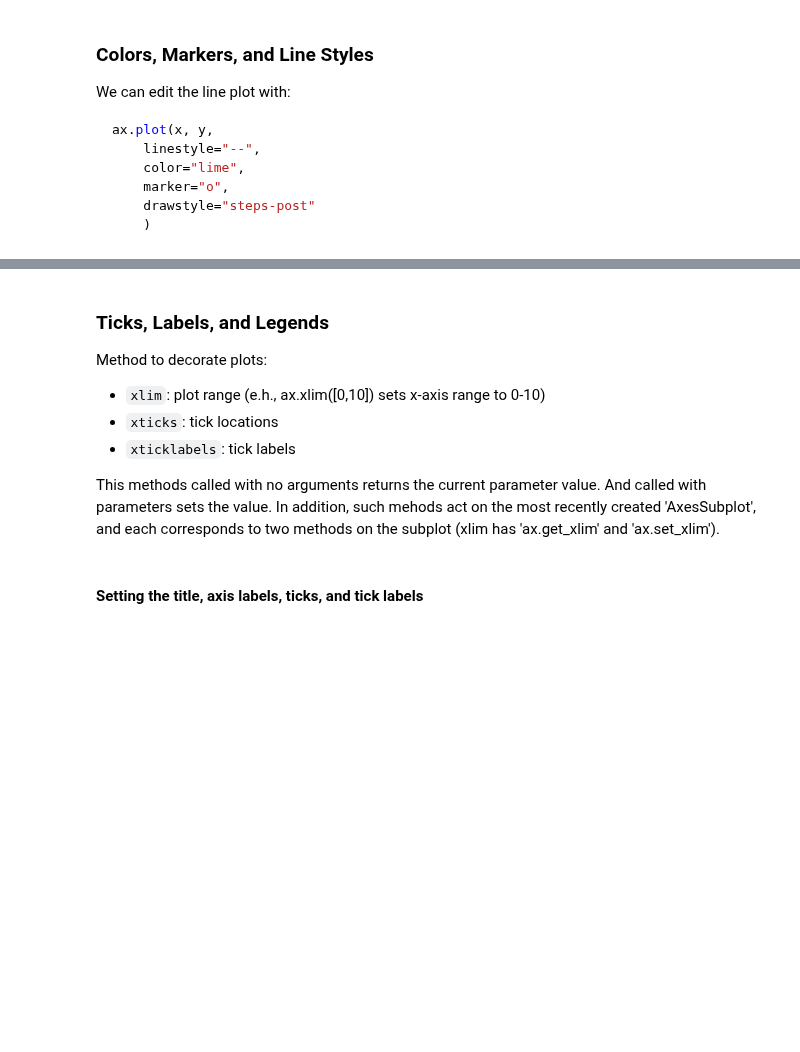
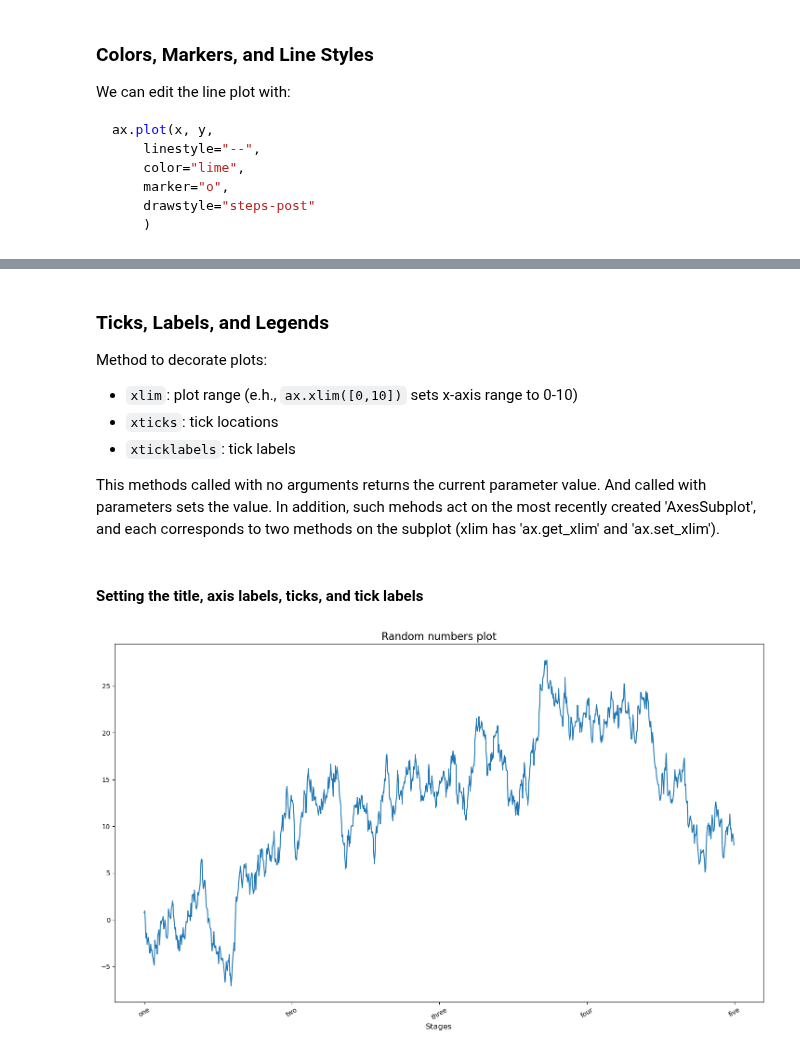
Before and after one commit to almanzanas/DataAnalystsJourney, a Jupyter notebook: python_data_analysis/basics/plotting_visualization.ipynb, the cells around one changed output, grey strips where cells are left out. Drawn from its saved outputs; the diff is of its cells as text; code cells hidden in the pictures; blank space fills up the shorter version.

Commit message:
update plotting file

```diff
--- a/python_data_analysis/basics/plotting_visualization.ipynb
+++ b/python_data_analysis/basics/plotting_visualization.ipynb
@@ -155,7 +161,7 @@ ax.legend();
 ### Ticks, Labels, and Legends
 
 Method to decorate plots:
-- `xlim`: plot range (e.h., ax.xlim([0,10]) sets x-axis range to 0-10)
+- `xlim`: plot range (e.h., `ax.xlim([0,10])` sets x-axis range to 0-10)
 - `xticks`: tick locations
 - `xticklabels`: tick labels
 
@@ -165,3 +171,17 @@ most recently created 'AxesSubplot', and each corresponds to two methods on the
 subplot (xlim has 'ax.get_xlim' and 'ax.set_xlim').
 # %% [markdown]
 #### Setting the title, axis labels, ticks, and tick labels
+# %%
+fig, ax = plt.subplots(figsize=(18,10))
+
+ax.plot(np.random.standard_normal(1000).cumsum());
+
+tics = ax.set_xticks(np.arange(0,1001,250));
+labels = ax.set_xticklabels(["one", "two", "three", "four", "five"],
+                            rotation=30, fontsize=10);
+# tick labels on X with 30 degrees of rotation
+
+ax.set_xlabel("Stages", fontsize=12);
+ax.set_title("Random numbers plot", fontsize=16);
+# %% [output]
+[figure, added]
```
Also changed, not shown: parts of 11 cells of this notebook.
